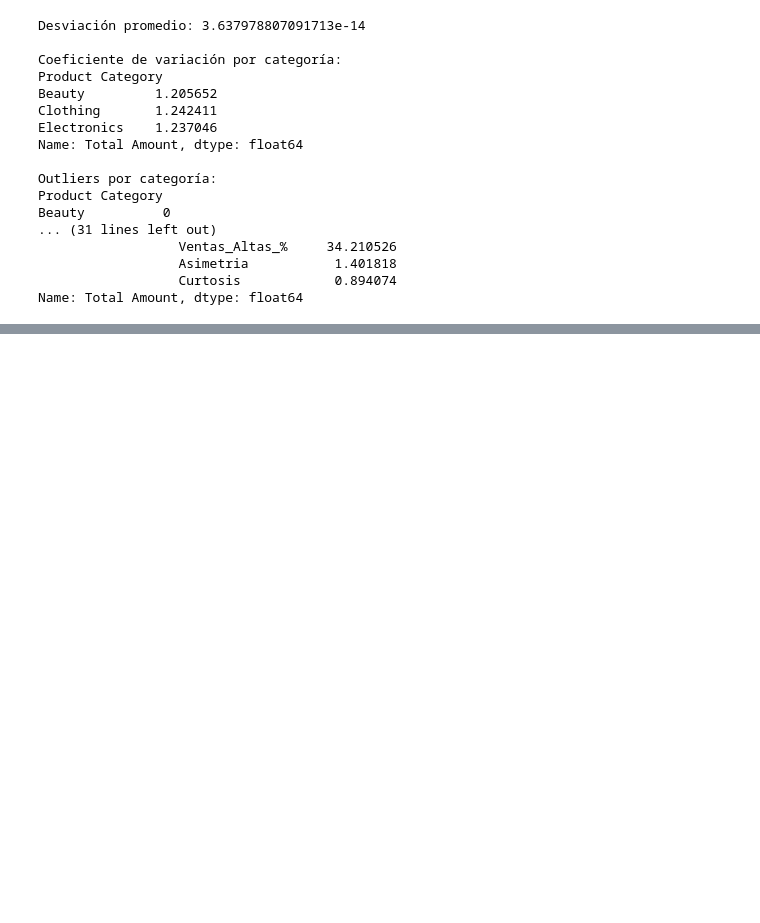
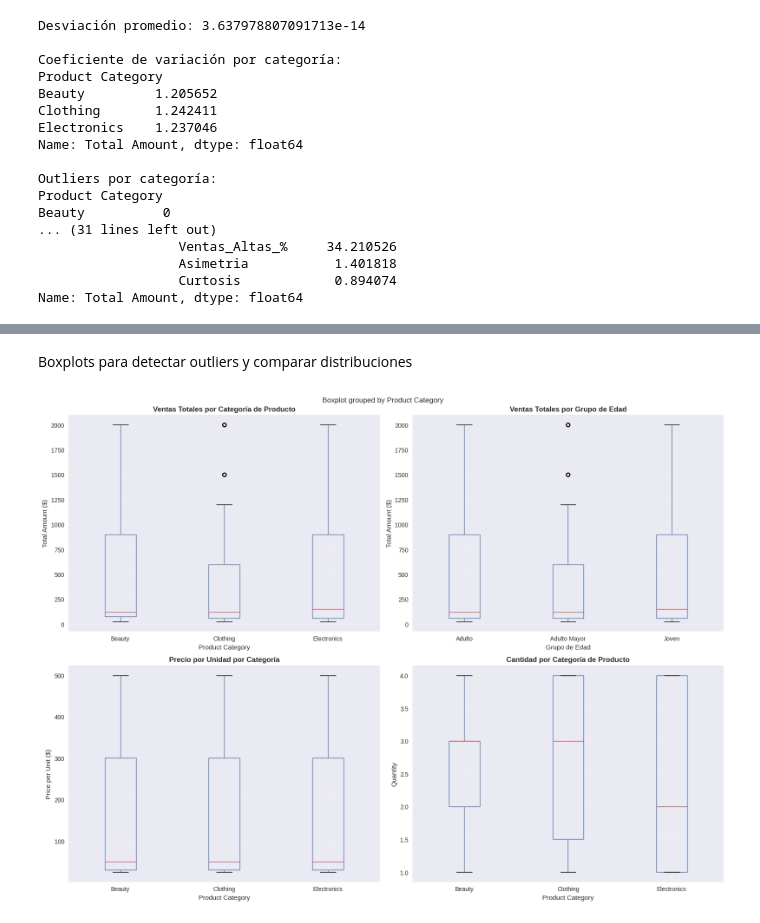
Before and after one commit to fcobeltran/Core8retailparte3, a Jupyter notebook: Notebook/Core8_retail_3.ipynb, the cells around one changed output, grey strips where cells are left out. Cells and saved outputs as stored; diff of their text form; code cells hidden in the pictures; blank space fills up the shorter version.

```diff
--- a/Notebook/Core8_retail_3.ipynb
+++ b/Notebook/Core8_retail_3.ipynb
@@ -232,0 +343,39 @@ Name: Total Amount, dtype: float64
+# %% [markdown]
+Boxplots para detectar outliers y comparar distribuciones
+# %%
+
+fig, axes = plt.subplots(2, 2, figsize=(16, 12))
+fig.suptitle('Análisis de Outliers y Distribuciones por Categorías', fontsize=16, fontweight='bold')
+
+# 1. Boxplot de Total Amount por Product Category
+df.boxplot(column='Total Amount', by='Product Category', ax=axes[0, 0])
+axes[0, 0].set_title('Ventas Totales por Categoría de Producto', fontweight='bold')
+axes[0, 0].set_xlabel('Product Category')
+axes[0, 0].set_ylabel('Total Amount ($)')
+axes[0, 0].grid(True, alpha=0.3)
+
+# 2. Boxplot de Total Amount por Edad_clientes
+df.boxplot(column='Total Amount', by='Edad_clientes', ax=axes[0, 1])
+axes[0, 1].set_title('Ventas Totales por Grupo de Edad', fontweight='bold')
+axes[0, 1].set_xlabel('Grupo de Edad')
+axes[0, 1].set_ylabel('Total Amount ($)')
+axes[0, 1].grid(True, alpha=0.3)
+
+# 3. Boxplot de Price per Unit por Product Category
+df.boxplot(column='Price per Unit', by='Product Category', ax=axes[1, 0])
+axes[1, 0].set_title('Precio por Unidad por Categoría', fontweight='bold')
+axes[1, 0].set_xlabel('Product Category')
+axes[1, 0].set_ylabel('Price per Unit ($)')
+axes[1, 0].grid(True, alpha=0.3)
+
+# 4. Boxplot de Quantity por Product Category
+df.boxplot(column='Quantity', by='Product Category', ax=axes[1, 1])
+axes[1, 1].set_title('Cantidad por Categoría de Producto', fontweight='bold')
+axes[1, 1].set_xlabel('Product Category')
+axes[1, 1].set_ylabel('Quantity')
+axes[1, 1].grid(True, alpha=0.3)
+
+plt.tight_layout()
+plt.show()
+# %% [output]
+[figure, added]
```
Also changed, not shown: parts of 10 cells of this notebook, 1 other file.
